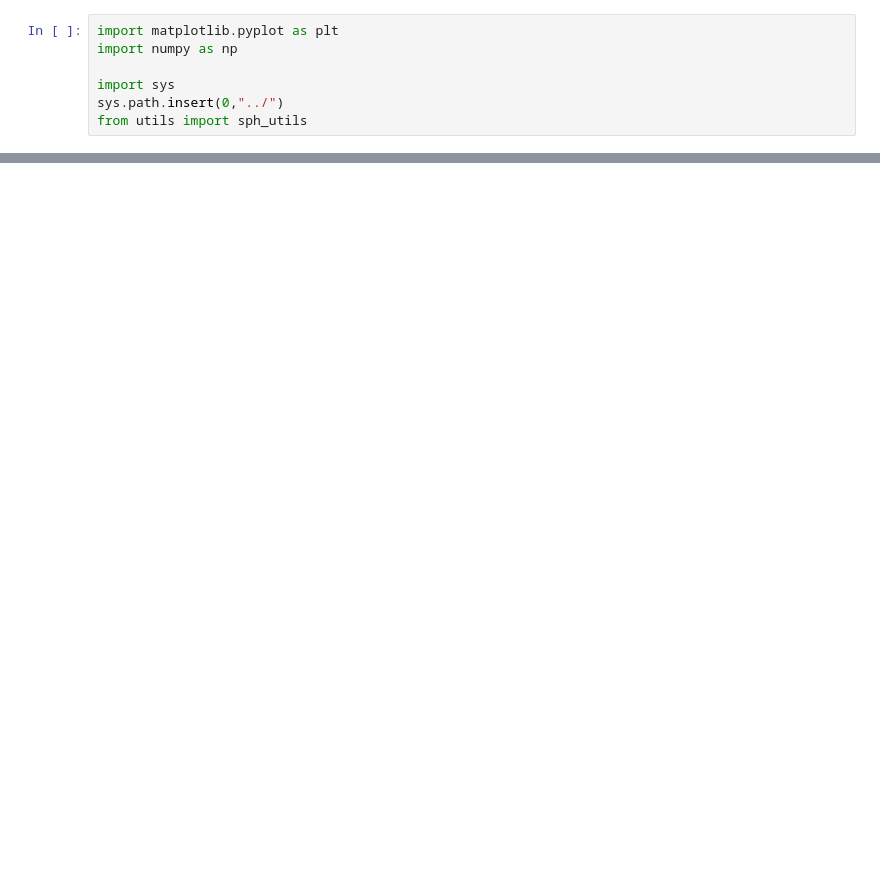
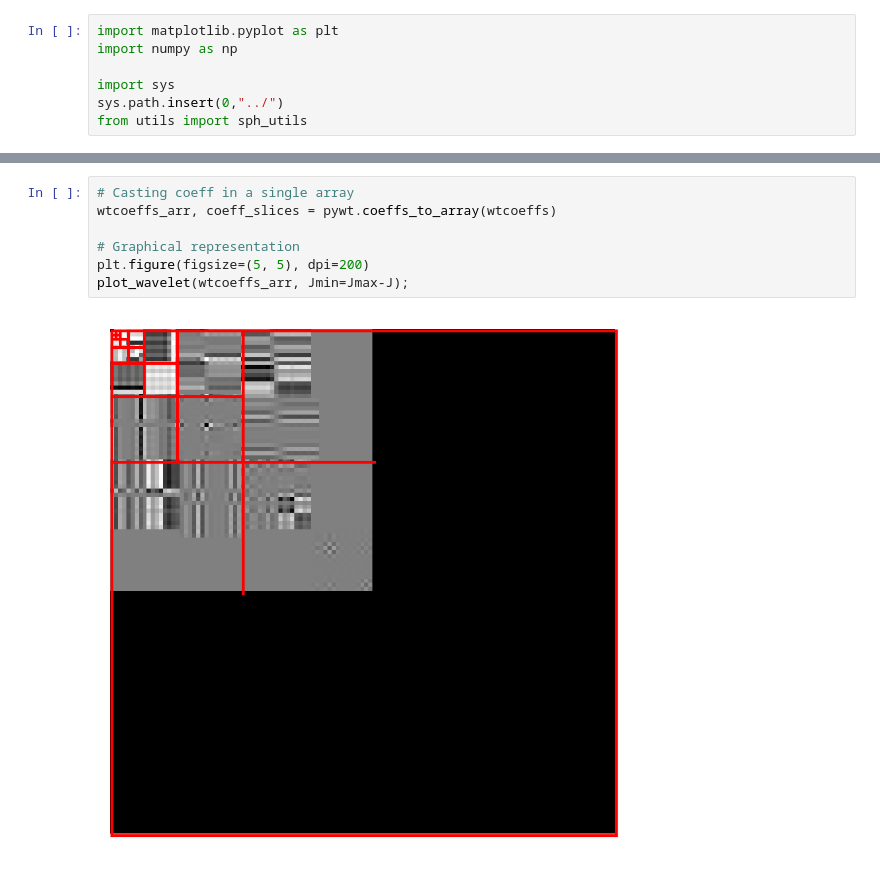
Before and after one commit to tbesnier/bm-shapes, a Jupyter notebook: examples/Approximation quality with spherical harmonics.ipynb, the cells around one changed output, grey strips where cells are left out. Cells and saved outputs as stored; diff of their text form; blank space fills up the shorter version.

```diff
--- a/examples/Approximation quality with spherical harmonics.ipynb
+++ b/examples/Approximation quality with spherical harmonics.ipynb
@@ -52,0 +109,9 @@ Clipping input data to the valid range for imshow with RGB data ([0..1] for floa
+# %%
+# Casting coeff in a single array
+wtcoeffs_arr, coeff_slices = pywt.coeffs_to_array(wtcoeffs)
+
+# Graphical representation
+plt.figure(figsize=(5, 5), dpi=200)
+plot_wavelet(wtcoeffs_arr, Jmin=Jmax-J);
+# %% [output]
+[figure, added]
```
Also changed, not shown: parts of 14 cells of this notebook, 12 other files.
